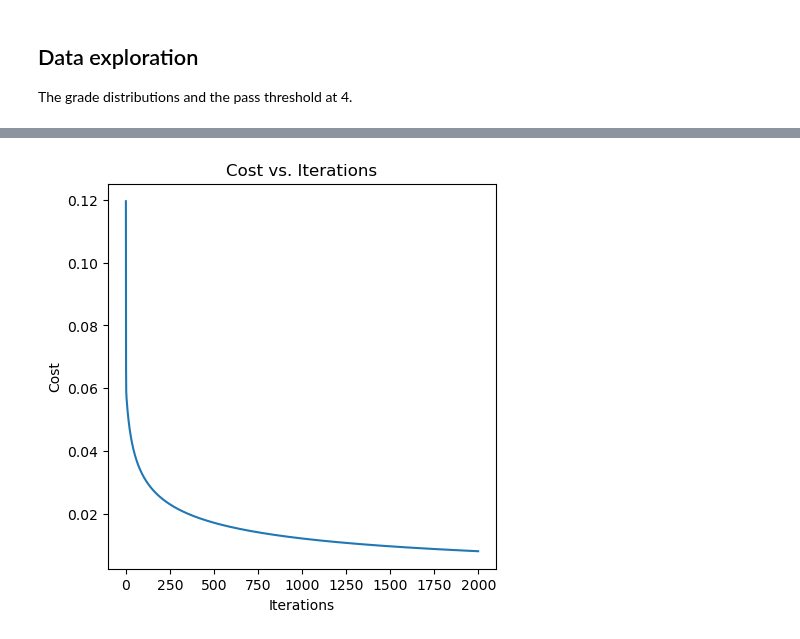
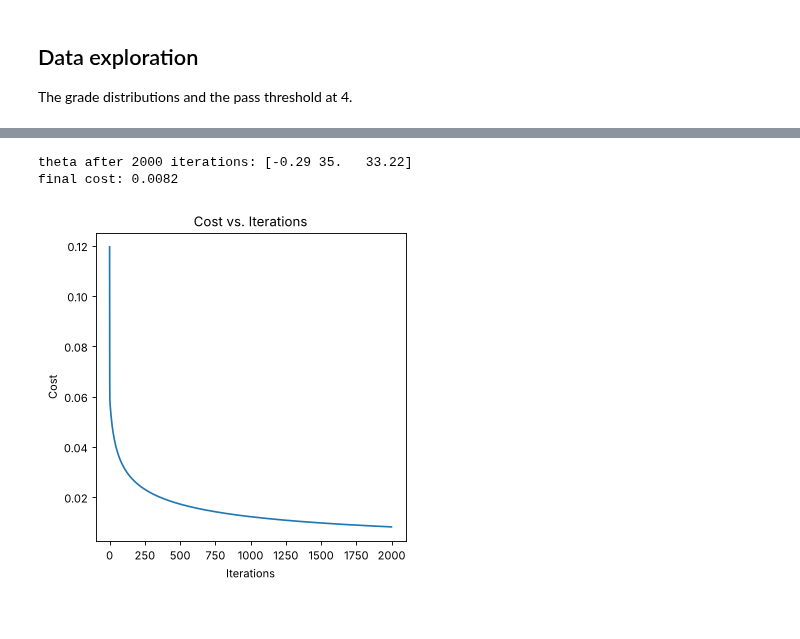
Before and after one commit to alisarupenyan/Intro-to-ML-HS2026, a Jupyter notebook: Week5_Logistic_regression.ipynb, the cells around one changed output, grey strips where cells are left out. Saved outputs shown, nothing was run; the diff lists cells and outputs as text; code cells hidden in the pictures.

```diff
--- a/Week5_Logistic_regression.ipynb
+++ b/Week5_Logistic_regression.ipynb
@@ -238,7 +242,7 @@ class LogisticRegressionGradientDescent:
         return 1 / (1 + np.exp(-z))
 
     def compute_cost(self, X, y, theta):
-        m = len(y)
+        M = len(y)
         h = self.sigmoid(np.dot(X, theta))
 
         # Avoid log(0) with small epsilon
@@ -246,11 +250,11 @@ class LogisticRegressionGradientDescent:
         h = np.clip(h, epsilon, 1 - epsilon)
 
         # Compute cost
-        cost = -1/m * np.sum(y * np.log(h) + (1 - y) * np.log(1 - h))
+        cost = -1/M * np.sum(y * np.log(h) + (1 - y) * np.log(1 - h))
         return cost
 
     def gradient_descent(self, X, y):
-        m, n = X.shape
+        M, n = X.shape
         theta = np.zeros(n)
 
         for _ in range(self.num_iterations):
@@ -258,7 +262,7 @@ class LogisticRegressionGradientDescent:
             h = self.sigmoid(np.dot(X, theta))
 
             # Compute gradient
-            gradient = 1/m * np.dot(X.T, (h - y))
+            gradient = 1/M * np.dot(X.T, (h - y))
 
             # Update parameters
             theta -= self.learning_rate * gradient
@@ -283,33 +287,37 @@ class LogisticRegressionGradientDescent:
         return self.sigmoid(np.dot(X_with_intercept, self.theta))
 
     def predict(self, X, threshold=0.5):
-        return (self.predict_proba(X) >= threshold).astype(int)
+        return (self.predict_proba(X) > threshold).astype(int)  # pass when y_hat > tau
 
 # Demonstration
 def gradient_descent_demo():
     # Generate synthetic data
     np.random.seed(42)
     X = np.random.randn(100, 2)
     y = (X[:, 0] + X[:, 1] > 0).astype(int)
 
     # Create and train model
     model = LogisticRegressionGradientDescent(
         learning_rate=25.8, # note the large number!
         num_iterations=2000
     )
     model.fit(X, y)
 
     # Visualize cost convergence
     plt.figure(figsize=(5, 5))
     plt.plot(model.cost_history)
     plt.title('Cost vs. Iterations')
     plt.xlabel('Iterations')
     plt.ylabel('Cost')
     plt.show()
 
     return model
 
 # Run the demonstration
 model = gradient_descent_demo()
+print('theta after 2000 iterations:', np.round(model.theta, 2))
+print('final cost:', round(model.cost_history[-1], 4))
 # %% [output]
+theta after 2000 iterations: [-0.29 35.   33.22]
+final cost: 0.0082
-[figure, old version]
+[figure, new version]
```
Also changed, not shown: parts of 17 cells of this notebook, 1 other file.
